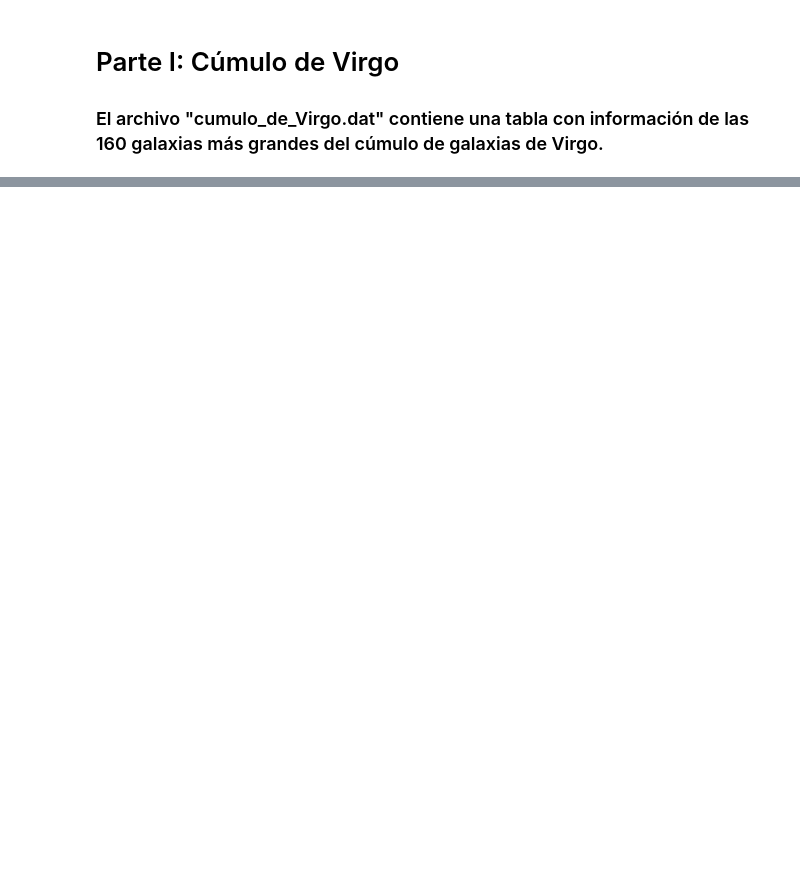
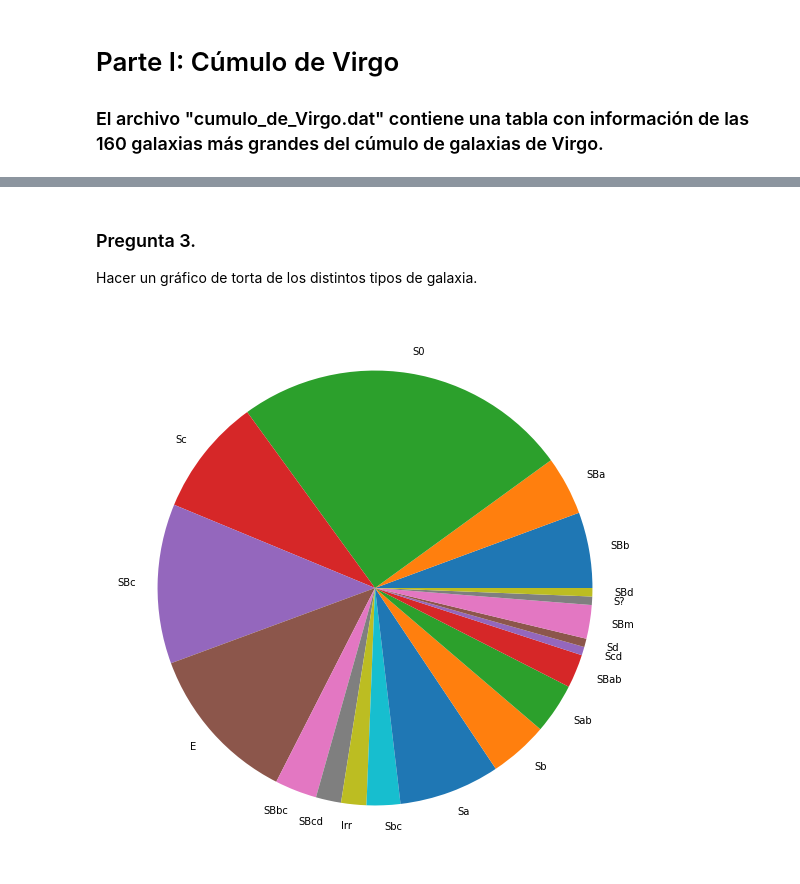
Before and after one commit to Arcieluwu/Medidas-De-Tendencia, a Jupyter notebook: Meza_Vanessa.ipynb, the cells around one changed output, grey strips where cells are left out. Cells and saved outputs as stored; diff of their text form; code cells hidden in the pictures; blank space fills up the shorter version.

```diff
--- a/Meza_Vanessa.ipynb
+++ b/Meza_Vanessa.ipynb
@@ -41,0 +66,11 @@ El promedio de la lista es 4.222222222222222
+# %% [markdown]
+### Pregunta 3.
+Hacer un gráfico de torta de los distintos tipos de galaxia.
+# %%
+##Mejorar
+fig = plt.figure(figsize = (27, 10))
+ax1 = fig.add_subplot(111)
+ax1.pie(valores, labels=tipos)
+plt.show()
+# %% [output]
+[figure, added]
```
Also changed, not shown: parts of 11 cells of this notebook, 2 other files.
